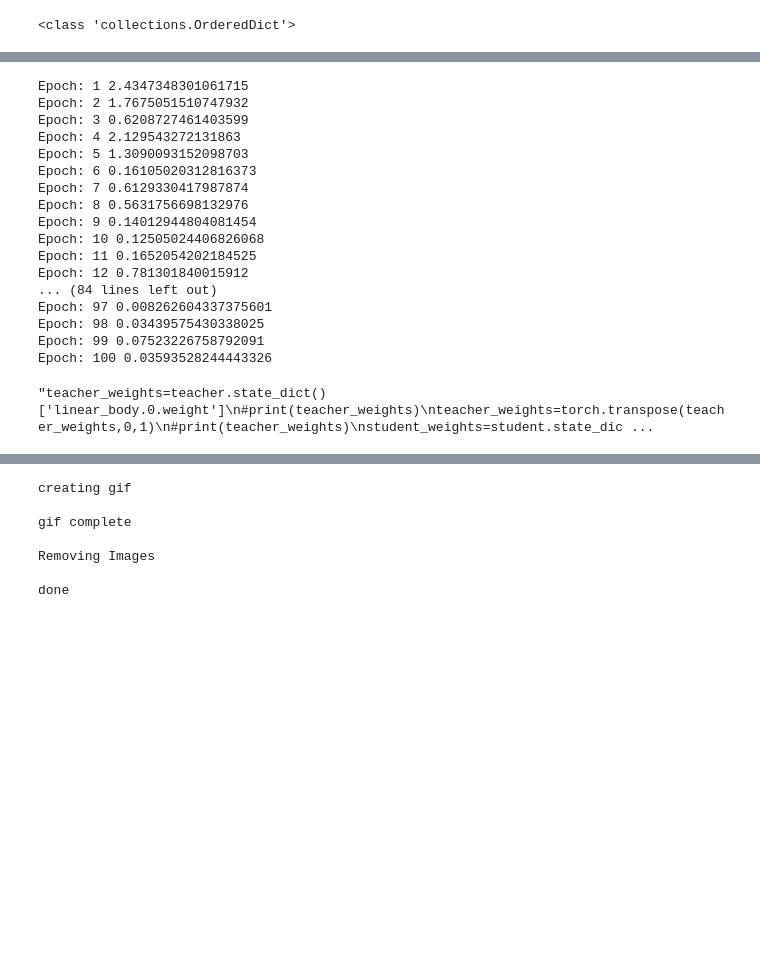
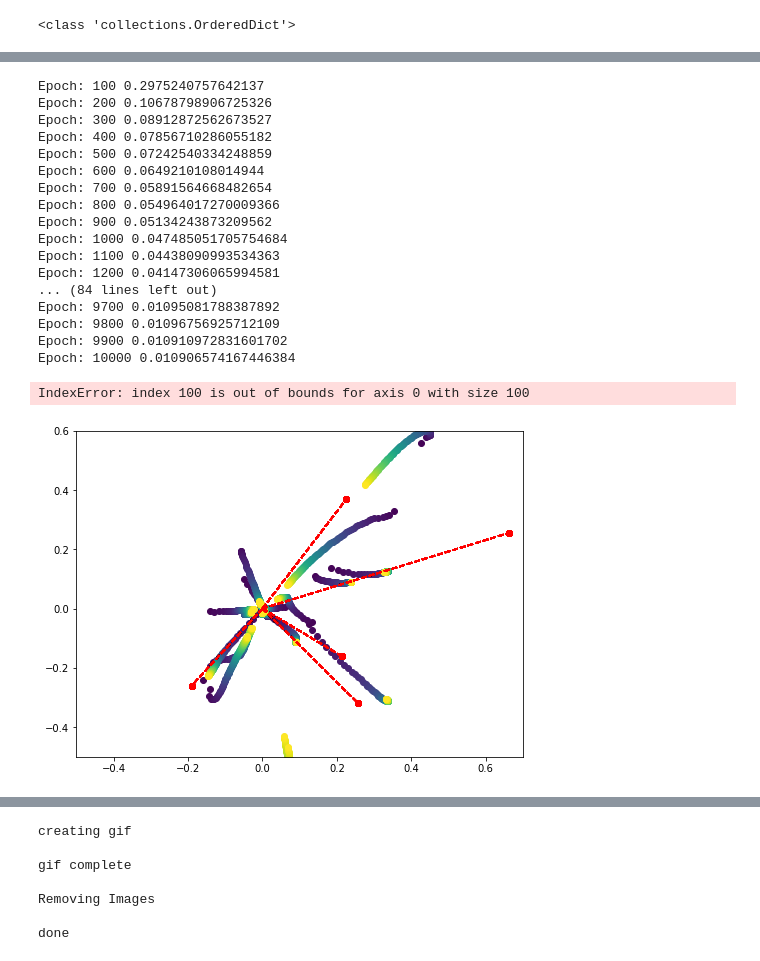
Before and after one commit to fcaretti/mitosis_MNIST, a Jupyter notebook: Chizat & Bach copy.ipynb, the cells around one changed output, grey strips where cells are left out. Saved outputs shown, nothing was run; the diff lists cells and outputs as text; code cells hidden in the pictures; blank space fills up the shorter version.

```diff
--- a/Chizat & Bach copy.ipynb
+++ b/Chizat & Bach copy.ipynb
@@ -409,7 +410,7 @@ depth=2
 criterion=nn.MSELoss(reduction='mean')
 #criterion=custom_MSE_Loss()
 learning_rate=5e-2
-weight_decay=0.
+weight_decay=0.001
 student=utils_MNIST.fully_connected_new(width, depth, input_dim, output_size=1,
                                 dropout=False, batch_norm=False, orthog_init=False, gaussian_init=True)
 optimizer = optim.SGD(student.parameters(), lr=learning_rate,momentum=0.0, weight_decay=weight_decay)
@@ -493,64 +538,58 @@ plot_weights(teacher,student,0,filenames,True)
 # %%
-epochs=1000000
+epochs=10000
+batch_size=100
 running_loss=0.
+epochs_array=[]
+loss_array=[]
 for epoch in range(epochs):
     epoch+=1
     #if epoch==round(epochs/2):
         #optimizer = optim.SGD(student.parameters(), lr=learning_rate/10,momentum=0.0, weight_decay=weight_decay)
     with torch.no_grad():
         inputs=torch.normal(0,1,(batch_size,round(input_dim)))
         outputs=teacher(inputs)
     batch_set = utils_MNIST.CustomDataSet(inputs, outputs, input_dim)
     batchloader=torch.utils.data.DataLoader(batch_set, batch_size=batch_size,shuffle=True, drop_last=False, num_workers=2)
     for i, data in enumerate(batchloader, 0):
         # get the inputs; data is a list of [inputs, labels]
         inputs, labels = data
         # zero the parameter gradients
         optimizer.zero_grad()
         # forward + backward + optimize
         outputs=student(inputs)
         #print(outputs)
         loss=criterion(outputs.to(torch.float32), labels.to(torch.float32))
         #loss = custom_MSE_Loss(outputs.to(torch.float32), labels.to(torch.float32))
         #print(loss)
         loss.backward()
         optimizer.step()
         # print statistics
         running_loss += loss.item()
         #print(loss.item())
-    scheduler.step()
+    #scheduler.step()
     if epoch%round(epochs/100)==0:
         print(f'Epoch:' , epoch ,np.sqrt(running_loss)/np.sqrt(batch_size))
-        plot_weights(teacher,student,epoch,filenames,False)
+        plot_weights(teacher,student,round(epoch/100),filenames,False)
+        epochs_array.append(epoch)
+        loss_array.append(np.sqrt(running_loss)/np.sqrt(batch_size))
         running_loss=0
 # %% [output]
-Epoch: 1 2.4347348301061715
-Epoch: 2 1.7675051510747932
-Epoch: 3 0.6208727461403599
-Epoch: 4 2.129543272131863
-Epoch: 5 1.3090093152098703
-Epoch: 6 0.16105020312816373
-Epoch: 7 0.6129330417987874
-Epoch: 8 0.5631756698132976
-Epoch: 9 0.14012944804081454
-Epoch: 10 0.12505024406826068
-Epoch: 11 0.1652054202184525
-Epoch: 12 0.781301840015912
+Epoch: 100 0.2975240757642137
+Epoch: 200 0.10678798906725326
+Epoch: 300 0.08912872562673527
+Epoch: 400 0.07856710286055182
+Epoch: 500 0.07242540334248859
+Epoch: 600 0.0649210108014944
+Epoch: 700 0.05891564668482654
+Epoch: 800 0.054964017270009366
+Epoch: 900 0.05134243873209562
+Epoch: 1000 0.047485051705754684
+Epoch: 1100 0.04438090993534363
+Epoch: 1200 0.04147306065994581
 ... (84 lines left out)
-Epoch: 97 0.008262604337375601
-Epoch: 98 0.03439575430338025
-Epoch: 99 0.07523226758792091
-Epoch: 100 0.03593528244443326
+Epoch: 9700 0.01095081788387892
+Epoch: 9800 0.01096756925712109
+Epoch: 9900 0.010910972831601702
+Epoch: 10000 0.010906574167446384
+IndexError: index 100 is out of bounds for axis 0 with size 100
+[figure, added]
-# %%
-'''teacher_weights=teacher.state_dict()['linear_body.0.weight']
-#print(teacher_weights)
-teacher_weights=torch.transpose(teacher_weights,0,1)
-#print(teacher_weights)
-student_weights=student.state_dict()['linear_body.0.weight']
-print(student_weights)
-student_weights=torch.transpose(student_weights,0,1)
-plt.scatter(teacher_weights[0],teacher_weights[1],color='red')
-plt.scatter(student_weights[0], student_weights[1])
-'''
-# %% [output]
-"teacher_weights=teacher.state_dict()['linear_body.0.weight']\n#print(teacher_weights)\nteacher_weights=torch.transpose(teacher_weights,0,1)\n#print(teacher_weights)\nstudent_weights=student.state_dic ...
```
Also changed, not shown: parts of 11 cells of this notebook.
